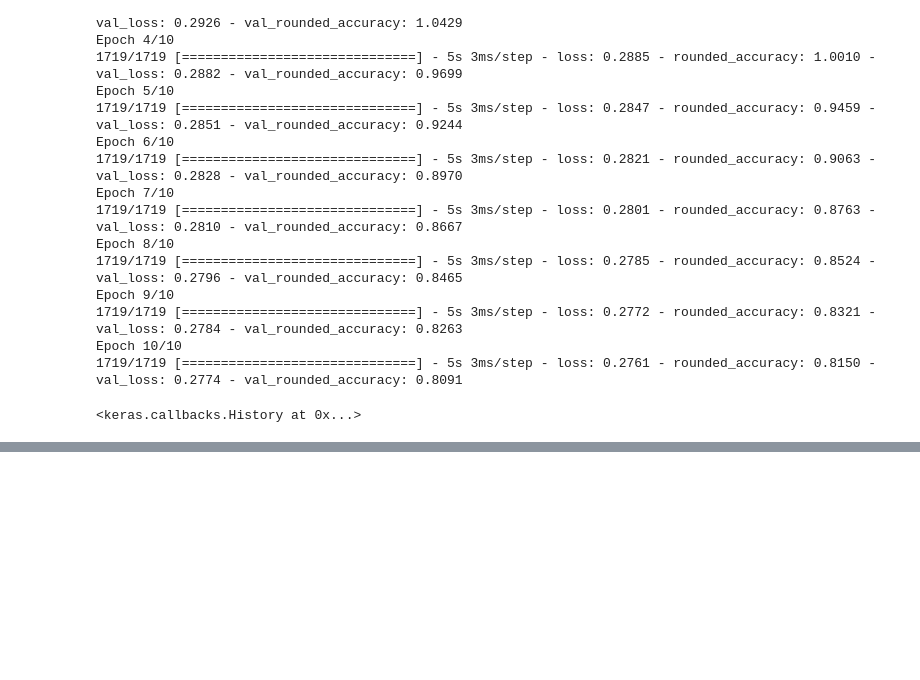
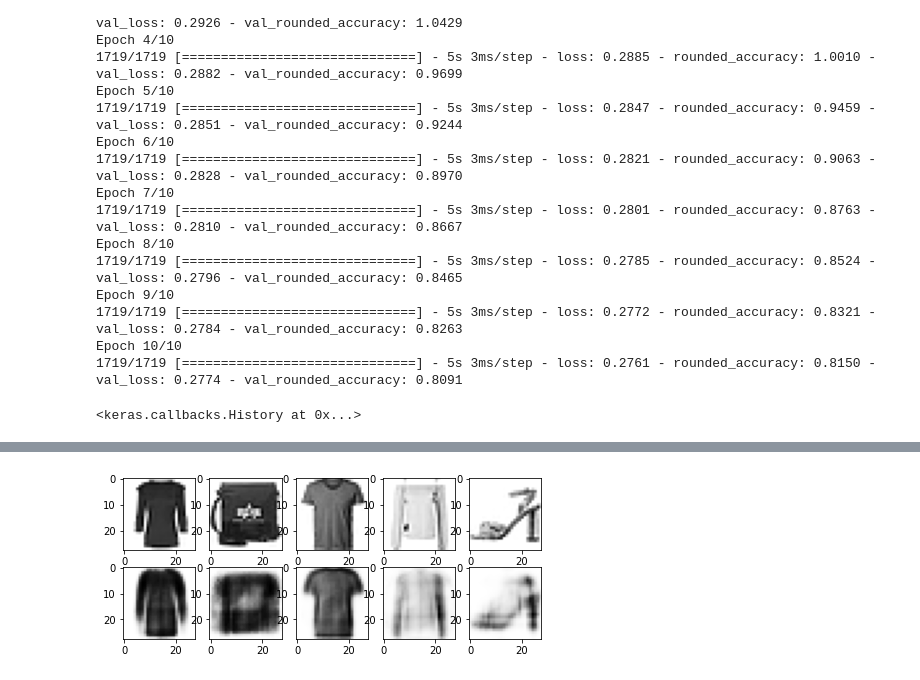
Before and after one commit to kimhwijin/HandsOnMachineLearing, a Jupyter notebook: AutoEncoder_GAN_17.ipynb, the cells around one changed output, grey strips where cells are left out. Saved outputs shown, nothing was run; the diff lists cells and outputs as text; code cells hidden in the pictures; blank space fills up the shorter version.

```diff
--- a/AutoEncoder_GAN_17.ipynb
+++ b/AutoEncoder_GAN_17.ipynb
@@ -380,10 +378,12 @@ Epoch 10/10
 # %%
 stacked_ae = keras.models.Sequential([
     keras.layers.Flatten(input_shape=[28,28]),
-    enc1, enc2, dec1, dec2,
-    keras.layers.Reshape([28, 28]),
+    enc1, enc2, dec2, dec1,
+    keras.layers.Reshape([28, 28])
 ])
 show_reconstructions(stacked_ae)
 plt.show()
+# %% [output]
+[figure, added]
 # %%
 stacked_ae.compile(loss="binary_crossentropy", optimizer=keras.optimizers.SGD(learning_rate=0.1), metrics=[rounded_accuracy])
```
Also changed, not shown: parts of 17 cells of this notebook.
